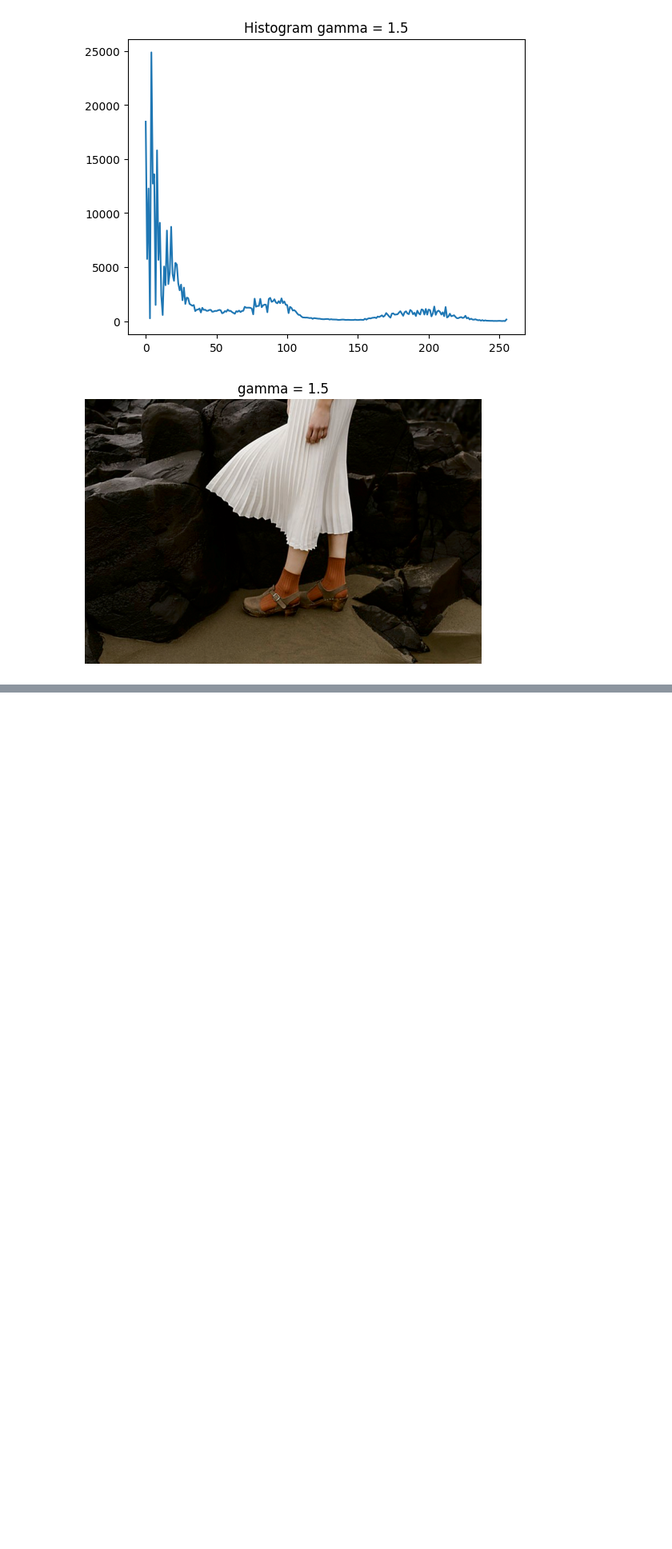
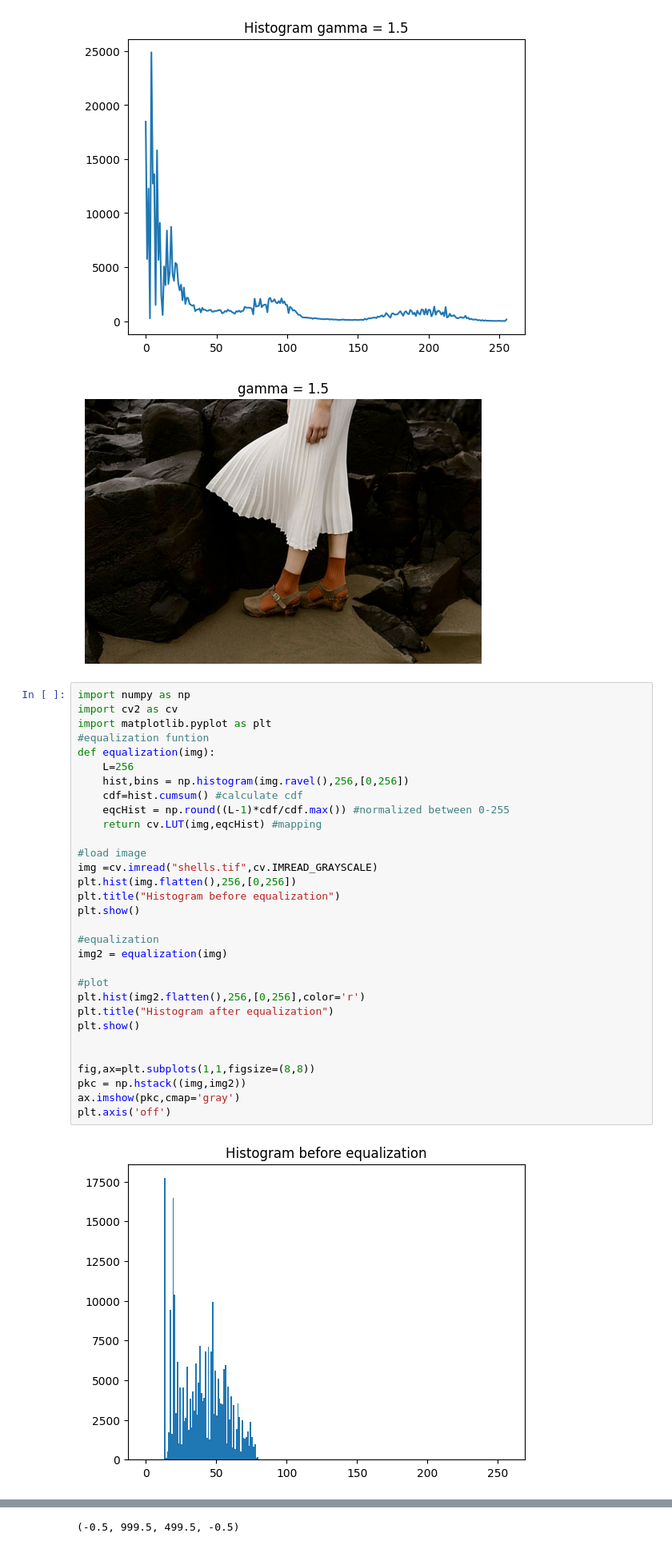
Before and after one commit to GishanDaminduDK/ImaPro_Ass1, a Jupyter notebook: ass.ipynb, the cells around one changed output, grey strips where cells are left out. Shown at 80% size. Saved outputs shown, nothing was run; the diff lists cells and outputs as text; blank space fills up the shorter version.

```diff
--- a/ass.ipynb
+++ b/ass.ipynb
@@ -175,3 +175,36 @@ for gamma in gammaLst:
 [figure]
 [figure]
 [figure]
+# %%
+import numpy as np
+import cv2 as cv
+import matplotlib.pyplot as plt
+#equalization funtion
+def equalization(img):
+    L=256
+    hist,bins = np.histogram(img.ravel(),256,[0,256])
+    cdf=hist.cumsum() #calculate cdf
+    eqcHist = np.round((L-1)*cdf/cdf.max()) #normalized between 0-255
+    return cv.LUT(img,eqcHist) #mapping
+
+#load image
+img =cv.imread("shells.tif",cv.IMREAD_GRAYSCALE)
+plt.hist(img.flatten(),256,[0,256])
+plt.title("Histogram before equalization")
+plt.show()
+
+#equalization
+img2 = equalization(img)
+
+#plot
+plt.hist(img2.flatten(),256,[0,256],color='r')
+plt.title("Histogram after equalization")
+plt.show()
+
+
+fig,ax=plt.subplots(1,1,figsize=(8,8))
+pkc = np.hstack((img,img2))
+ax.imshow(pkc,cmap='gray')
+plt.axis('off')
+# %% [output]
+[figure, added]
@@ -177,0 +212 @@ for gamma in gammaLst:
+(-0.5, 999.5, 499.5, -0.5)
```
Also changed, not shown: parts of 1 cell of this notebook.
